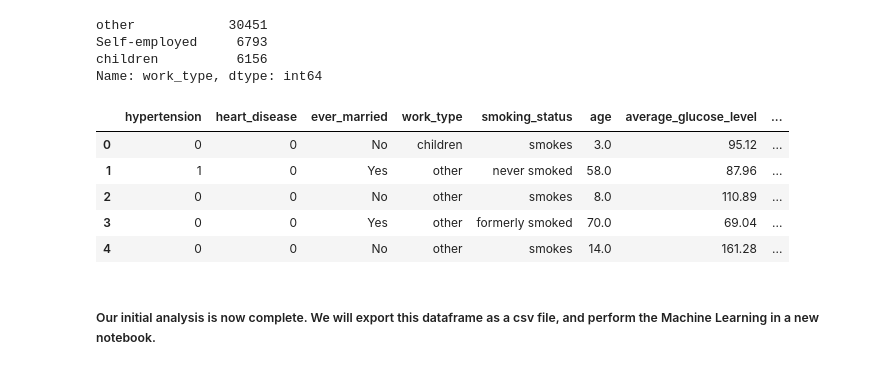
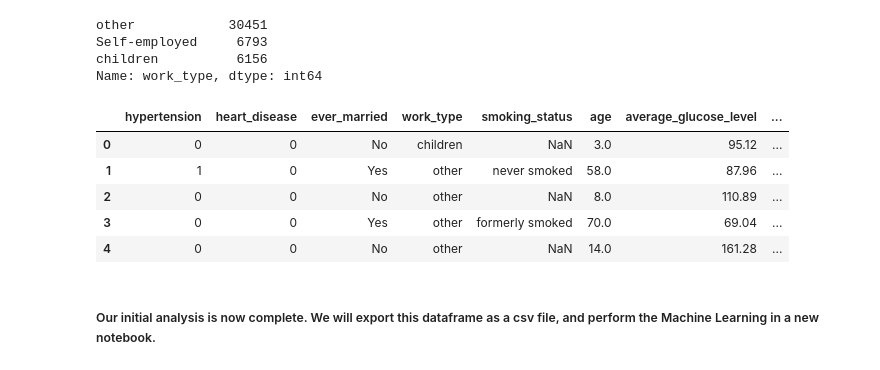
Before and after one commit to TylerTompa/UNCC_Project_3, a Jupyter notebook: healthcare-data/Jupyter/Data_Analysis.ipynb, the cells around one changed output. Saved outputs shown, nothing was run; the diff lists cells and outputs as text; code cells hidden in the pictures.

```diff
--- a/healthcare-data/Jupyter/Data_Analysis.ipynb
+++ b/healthcare-data/Jupyter/Data_Analysis.ipynb
@@ -904,33 +869,31 @@ Name: work_type, dtype: int64
 # %%
 # Make new dataframe only including relevant features
 stroke_data_relevant_features_and_label = pd.DataFrame()
 
 # Add categorical features to dataframe
 stroke_data_relevant_features_and_label["hypertension"] = stroke_data_clean["hypertension"]
 stroke_data_relevant_features_and_label["heart_disease"] = stroke_data_clean["heart_disease"]
 stroke_data_relevant_features_and_label["ever_married"] = stroke_data_clean["ever_married"]
 stroke_data_relevant_features_and_label["work_type"] = stroke_data_clean["work_type"]
-
-# We opted to fill NaN values in the smoking_status column with "smokes"
-stroke_data_relevant_features_and_label["smoking_status"] = stroke_data_clean_assume_smokes["smoking_status"]
+stroke_data_relevant_features_and_label["smoking_status"] = stroke_data_clean["smoking_status"]
 
 # Add numerical features to dataframe
 stroke_data_relevant_features_and_label["age"] = stroke_data_clean["age"]
 stroke_data_relevant_features_and_label["average_glucose_level"] = stroke_data_clean["avg_glucose_level"]
 stroke_data_relevant_features_and_label["bmi"] = stroke_data_clean["bmi"]
 
 # Add label to dataframe
 stroke_data_relevant_features_and_label["stroke"] = stroke_data_clean["stroke"]
 
 # Preview our new dataframe
 stroke_data_relevant_features_and_label.head()
 # %% [output]
 |  | hypertension | heart_disease | ever_married | work_type | smoking_status | age | average_glucose_level | ... |
-| 0 | 0 | 0 | No | children | smokes | 3.0 | 95.12 | ... |
+| 0 | 0 | 0 | No | children | NaN | 3.0 | 95.12 | ... |
 | 1 | 1 | 0 | Yes | other | never smoked | 58.0 | 87.96 | ... |
-| 2 | 0 | 0 | No | other | smokes | 8.0 | 110.89 | ... |
+| 2 | 0 | 0 | No | other | NaN | 8.0 | 110.89 | ... |
 | 3 | 0 | 0 | Yes | other | formerly smoked | 70.0 | 69.04 | ... |
-| 4 | 0 | 0 | No | other | smokes | 14.0 | 161.28 | ... |
+| 4 | 0 | 0 | No | other | NaN | 14.0 | 161.28 | ... |
 # %% [markdown]
 ##### Our initial analysis is now complete.  We will export this dataframe as a csv file, and perform the Machine Learning in a new notebook.
 # %%
```
Also changed, not shown: parts of 14 cells of this notebook.
